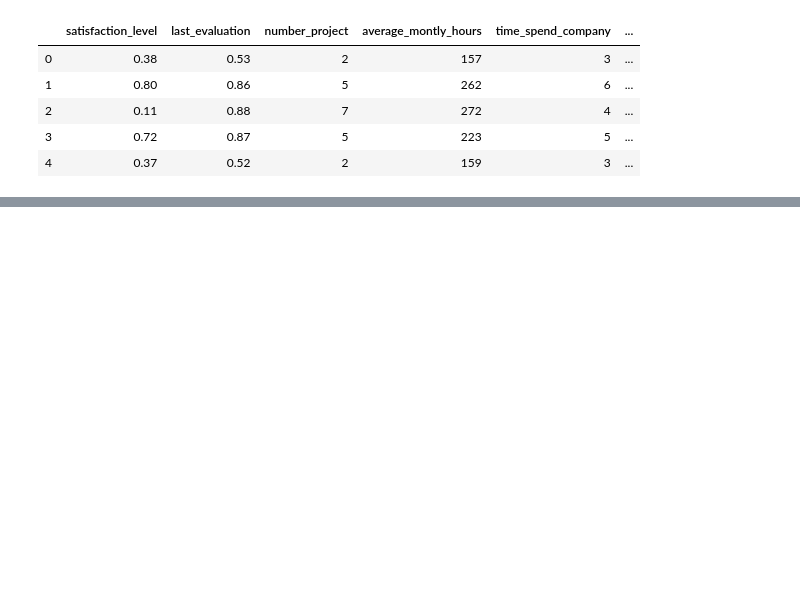
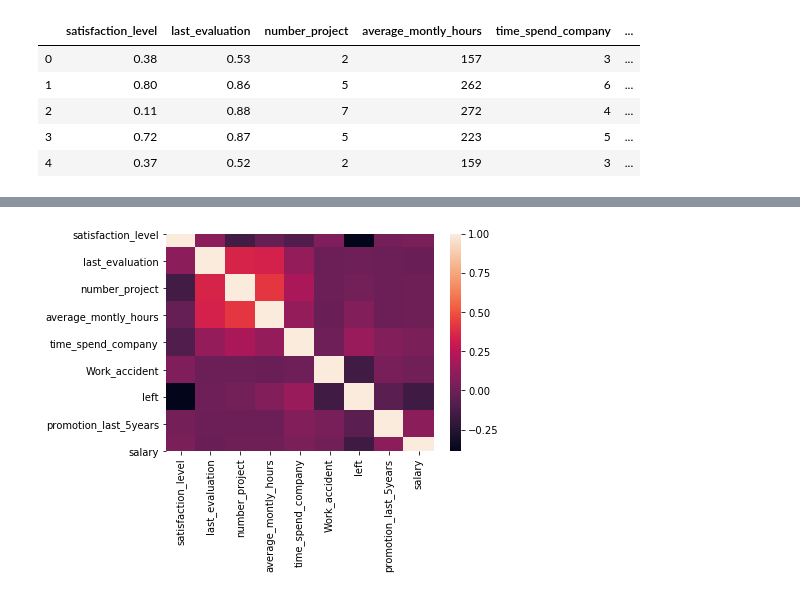
Before and after one commit to isaacramiez00/predicting_turnover, a Jupyter notebook: jupyter_notebook/turnover-eda.ipynb, the cells around one changed output, grey strips where cells are left out. Drawn from its saved outputs; the diff is of its cells as text; code cells hidden in the pictures; blank space fills up the shorter version.

Commit message:
data cleaning and vizualization

```diff
--- a/jupyter_notebook/turnover-eda.ipynb
+++ b/jupyter_notebook/turnover-eda.ipynb
@@ -9,7 +9,7 @@ from sklearn.tree import export_graphviz
 from sklearn.model_selection import train_test_split
 from sklearn.metrics import confusion_matrix, roc_curve, auc
 # %%
-turnover = pd.read_csv("turnover.csv")
+turnover = pd.read_csv("../data/turnover.csv")
 turnover['salary'].value_counts()
 turnover.head()
 # %% [output]
@@ -72,0 +25,5 @@ df.sample(50)
+# %%
+turnover.salary.value_counts()
+turnover.rename(columns={'sales': 'department'}, inplace=True)
+turnover.head()
+turnover['department'].value_counts()
@@ -72,0 +53,3 @@ df.sample(50)
+# %%
+turnover = turnover.drop(["department"], axis=1)
+turnover.head()
@@ -72,0 +76,7 @@ df.sample(50)
+# %%
+# plotting the correlation matrix
+# as seaborn is based on matplotlib, we need to use plt.show() to see the plot
+sns.heatmap(turnover.corr())
+plt.show()
+# %% [output]
+[figure, added]
```
Also changed, not shown: parts of 14 cells of this notebook, 2 other files.
